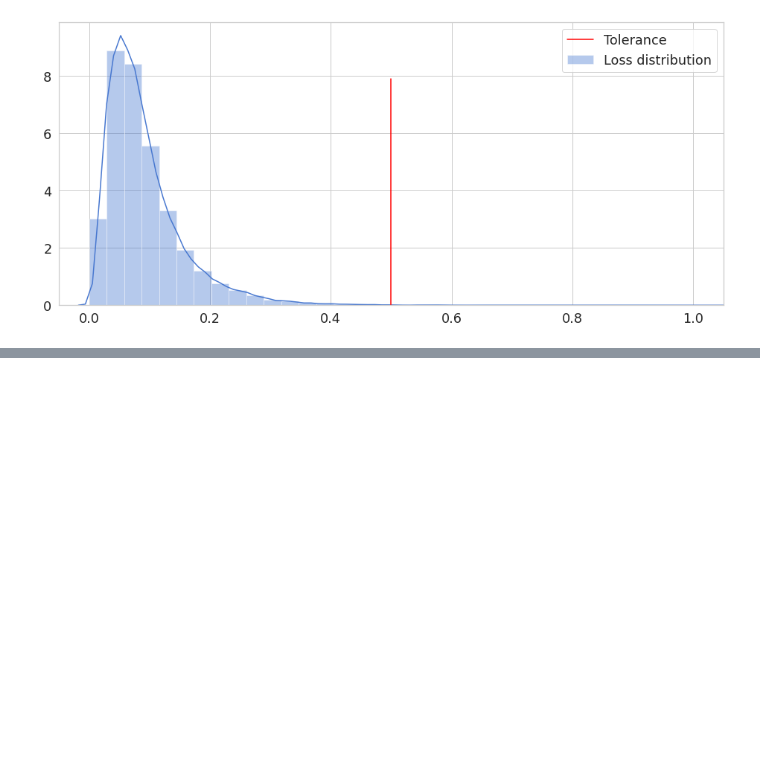
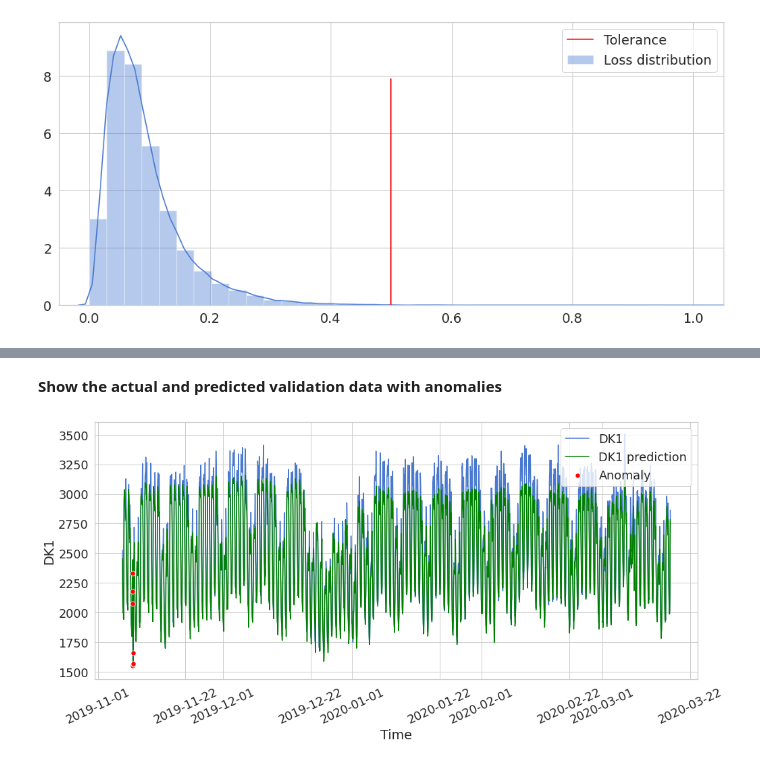
Before and after one commit to RadekBuczkowski/anomaly_detection, a Jupyter notebook: Untitled.ipynb, the cells around one changed output, grey strips where cells are left out. Drawn from its saved outputs; the diff is of its cells as text; code cells hidden in the pictures; blank space fills up the shorter version.

```diff
--- a/Untitled.ipynb
+++ b/Untitled.ipynb
@@ -364,0 +419,17 @@ PlotLossDistribution(loss)
+# %% [markdown]
+**Show the actual and predicted validation data with anomalies**
+# %%
+def PlotAnomalies(data, predicted_data, anomalies):
+    column = TRAIN_ON_COLUMNS[0]
+    plt.plot(data['Time'], data[column], label=column)
+    plt.plot(data['Time'], predicted_data, label=column + ' prediction', color='green')
+
+    sns.scatterplot(anomalies['Time'], anomalies[column], color='red', s=52, zorder=100, label='Anomaly')
+    plt.xticks(rotation=25)
+    plt.legend()
+    plt.show()
+
+
+PlotAnomalies(validation_data, predicted_data, anomalies)
+# %% [output]
+[figure, added]
```
Also changed, not shown: parts of 10 cells of this notebook.
